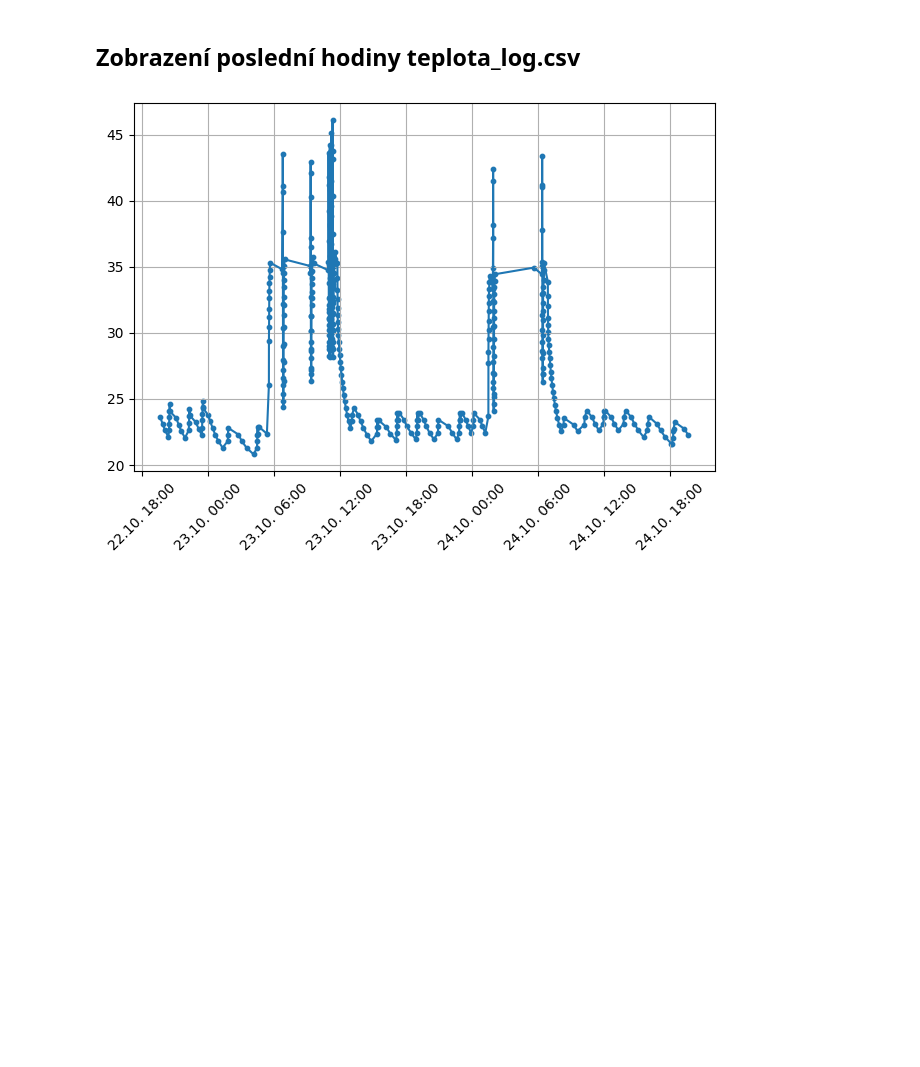
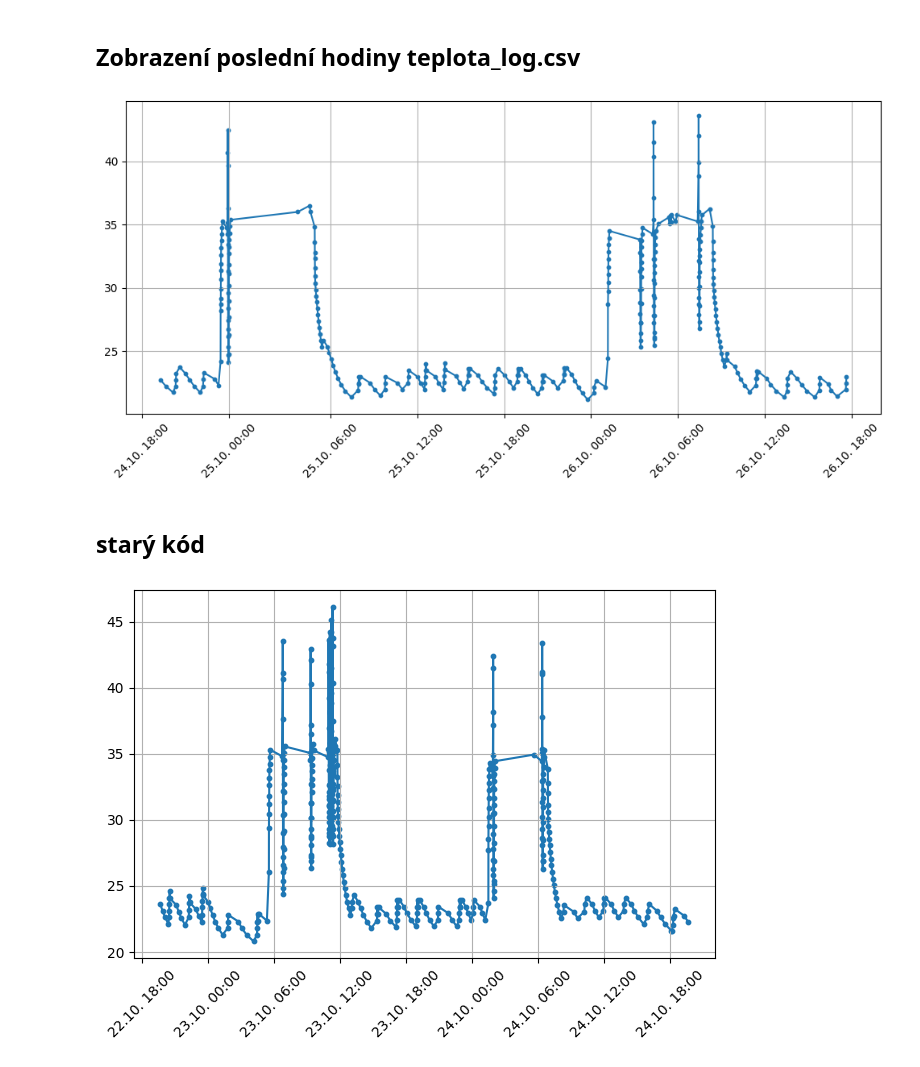
Before and after one commit to MarekCoderslab/Teploty_kotle, a Jupyter notebook: Teplota_kotle1.ipynb, the cells around one changed output. Saved outputs shown, nothing was run; the diff lists cells and outputs as text; code cells hidden in the pictures; blank space fills up the shorter version.

```diff
--- a/Teplota_kotle1.ipynb
+++ b/Teplota_kotle1.ipynb
@@ -127,6 +125,44 @@ Dropdown(description='End hodina:', index=20, options=('00', '01', '02', '03', '
 [interactive output not drawn]
 # %% [markdown]
 ## Zobrazení poslední hodiny teplota_log.csv
+# %%
+import pandas as pd
+import matplotlib.pyplot as plt
+import matplotlib.dates as mdates
+import zoneinfo
+
+# 1. Opravená cesta k souboru (jedno lomítko na začátku)
+df = pd.read_csv("/Users/Marek/Documents/raspberry/netatmo/teplota_log.csv", header=None, names=["Time", "Value"])
+
+# 2. Bezpečnější lokalizace s ošetřením přechodu času
+df["Time"] = (
+    pd.to_datetime(df["Time"], errors="coerce")
+    .dt.tz_localize("Europe/Prague", ambiguous="NaT", nonexistent="shift_forward")
+)
+
+df["Value"] = pd.to_numeric(df["Value"], errors="coerce")
+df = df.dropna().sort_values("Time").drop_duplicates("Time")
+
+df_plot = df[df["Time"] >= df["Time"].max() - pd.Timedelta(hours=48)]
+
+# 3. Vytvoření grafu a vykreslení dat
+fig, ax = plt.subplots(figsize=(10, 5))
+ax.plot(df_plot["Time"], df_plot["Value"])
+ax.scatter(df_plot["Time"], df_plot["Value"], s=10)
+
+# 4. Nastavení formátu osy AŽ PO vykreslení dat
+ax.xaxis.set_major_formatter(
+    mdates.DateFormatter('%d.%m. %H:%M', tz=zoneinfo.ZoneInfo("Europe/Prague"))
+)
+plt.xticks(rotation=45)
+
+ax.grid()
+plt.tight_layout()
+plt.show()
+# %% [output]
+[figure, added]
+# %% [markdown]
+## starý kód
 # %%
 import pandas as pd
 import matplotlib.pyplot as plt
```
Also changed, not shown: parts of 11 cells of this notebook.
